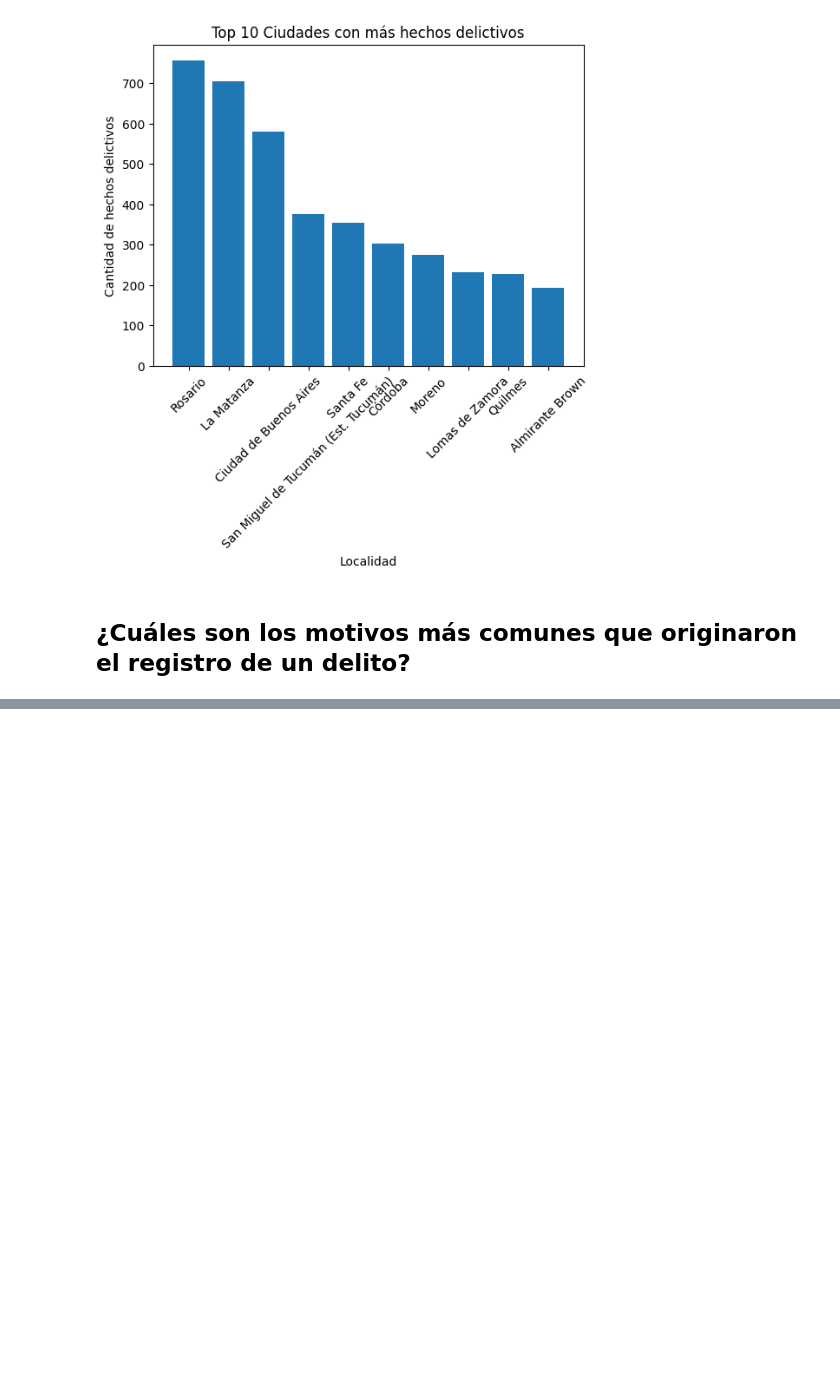
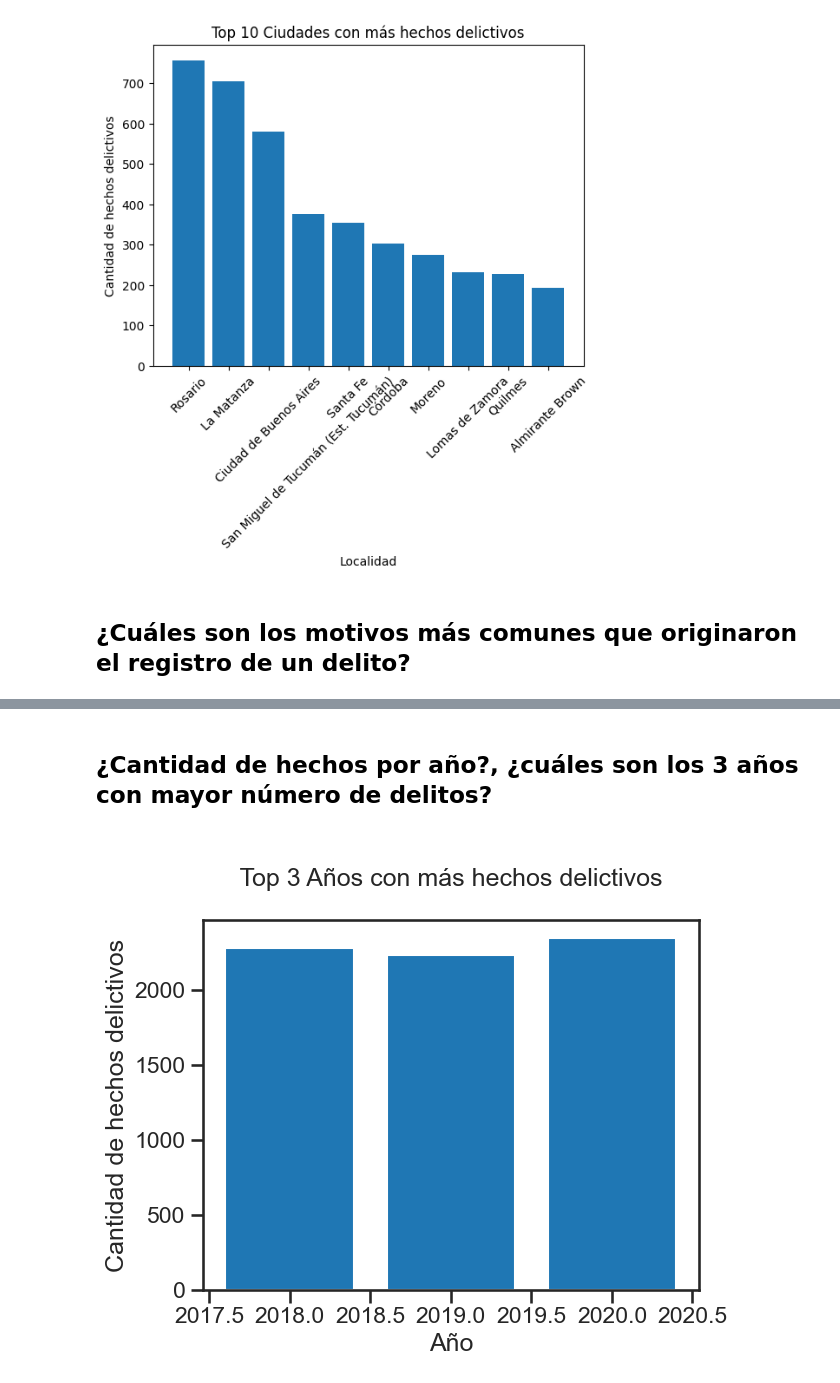
Before and after one commit to ianCristianAriel/2017--2021-argentina-analisis-delitos-registrados, a Jupyter notebook: notebooks/limpios/4_visualizaciones_respuestas.ipynb, the cells around one changed output, grey strips where cells are left out. Saved outputs shown, nothing was run; the diff lists cells and outputs as text; code cells hidden in the pictures; blank space fills up the shorter version.

```diff
--- a/notebooks/limpios/4_visualizaciones_respuestas.ipynb
+++ b/notebooks/limpios/4_visualizaciones_respuestas.ipynb
@@ -133,0 +266,34 @@ plt.show()
+# %% [markdown]
+## ¿Cantidad de hechos por año?, ¿cuáles son los 3 años con mayor número de delitos?
+# %%
+#Base de datos original
+url_original='https://raw.githubusercontent.com/ianCristianAriel/proc_datos_proyecto_final_G3/visualizacion/datos/procesados/limpieza01_argentina_delitos.csv'
+# %%
+import pandas as pd
+import matplotlib.pyplot as plt
+
+df_original= pd.read_csv(url_original)
+
+# Eliminar las filas duplicadas basadas en la columna 'Id_hecho'
+df_original_sin_duplicar = df_original.drop_duplicates(subset='Id_hecho')
+
+#Tomar los 10 lugares con mas cantidad de hechos delictivos
+
+agrupado = df_original_sin_duplicar.groupby('anio').size()
+# %%
+# Agrupar por la columna 'localidad' y obtener la cuenta de ocurrencias
+agrupado = df_original_sin_duplicar.groupby('anio').size()
+
+# Seleccionar los diez grupos con mayor cantidad de ocurrencias
+top_3 = agrupado.nlargest(3)
+
+# Crear el gráfico de barras
+plt.bar(top_3.index, top_3.values)
+plt.xlabel('Año')
+plt.ylabel('Cantidad de hechos delictivos')
+plt.title('\n Top 3 Años con más hechos delictivos \n')
+
+# Mostrar el gráfico
+plt.show()
+# %% [output]
+[figure, added]
```
Also changed, not shown: parts of 14 cells of this notebook.
